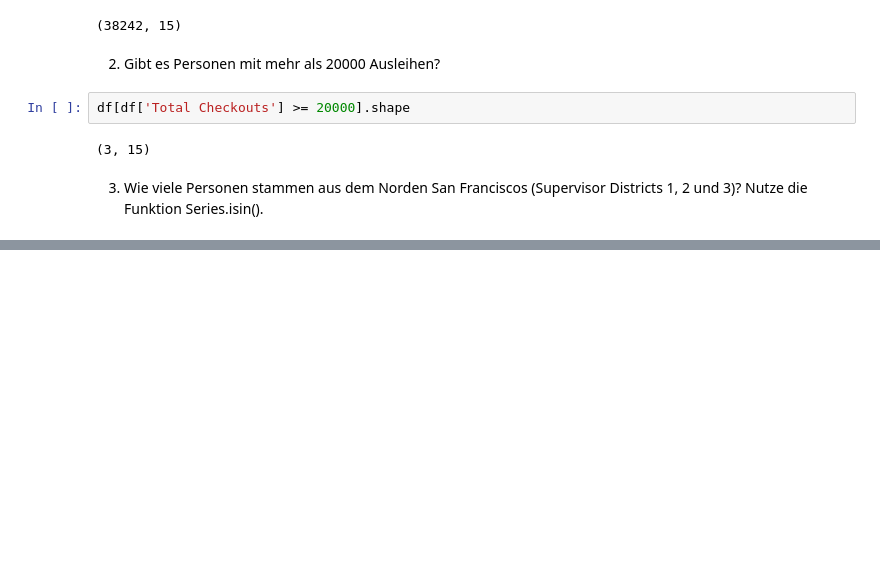
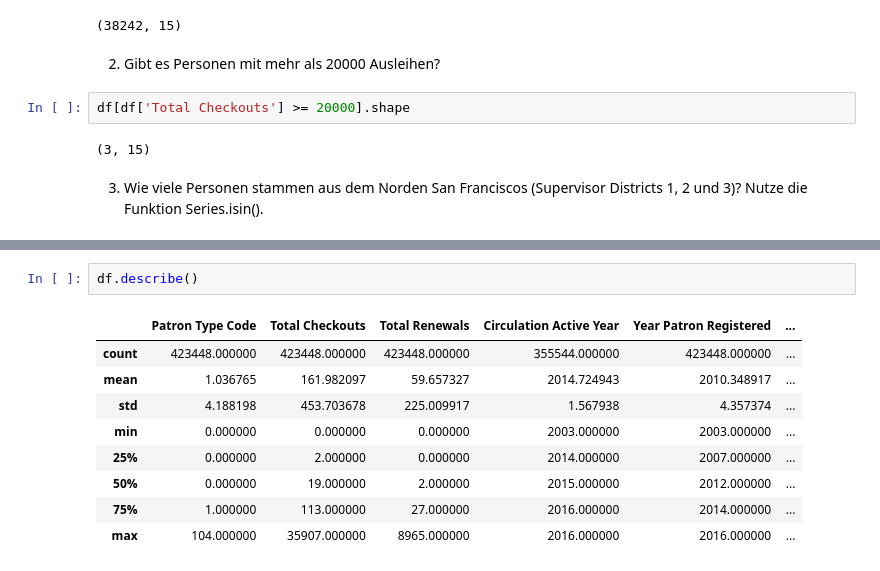
Before and after one commit to cogemol/2020-11-30-Data_Librarian_Cora_Molloy, a Jupyter notebook: Modul_3/notebooks/pandas_introduction.ipynb, the cells around one changed output, grey strips where cells are left out. Cells and saved outputs as stored; diff of their text form; blank space fills up the shorter version.

```diff
--- a/Modul_3/notebooks/pandas_introduction.ipynb
+++ b/Modul_3/notebooks/pandas_introduction.ipynb
@@ -578,0 +795,12 @@ s_north = s.isin(['1', '2', '3'])
+# %%
+df.describe()
+# %% [output]
+|  | Patron Type Code | Total Checkouts | Total Renewals | Circulation Active Year | Year Patron Registered | ... |
+| count | 423448.000000 | 423448.000000 | 423448.000000 | 355544.000000 | 423448.000000 | ... |
+| mean | 1.036765 | 161.982097 | 59.657327 | 2014.724943 | 2010.348917 | ... |
+| std | 4.188198 | 453.703678 | 225.009917 | 1.567938 | 4.357374 | ... |
+| min | 0.000000 | 0.000000 | 0.000000 | 2003.000000 | 2003.000000 | ... |
+| 25% | 0.000000 | 2.000000 | 0.000000 | 2014.000000 | 2007.000000 | ... |
+| 50% | 0.000000 | 19.000000 | 2.000000 | 2015.000000 | 2012.000000 | ... |
+| 75% | 1.000000 | 113.000000 | 27.000000 | 2016.000000 | 2014.000000 | ... |
+| max | 104.000000 | 35907.000000 | 8965.000000 | 2016.000000 | 2016.000000 | ... |
```
Also changed, not shown: parts of 24 cells of this notebook.
